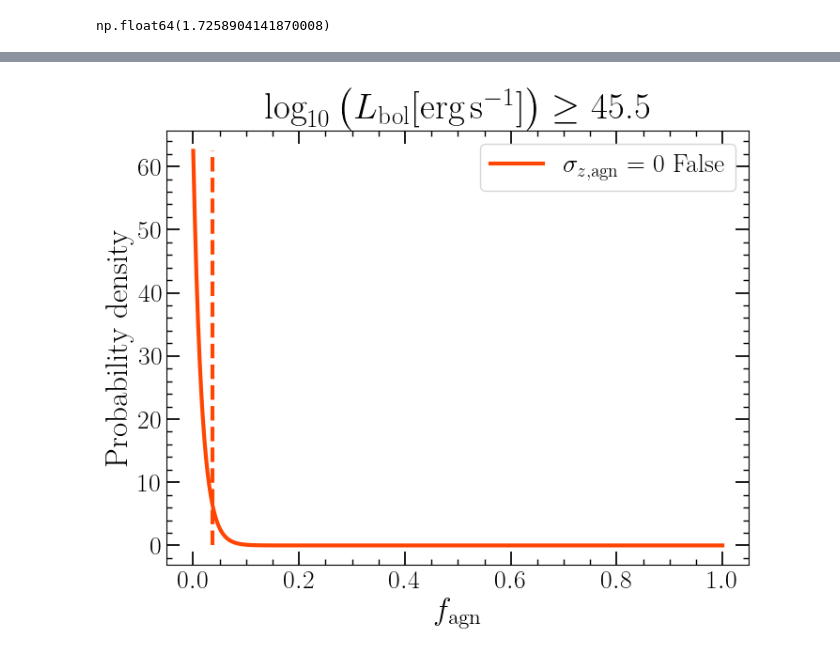
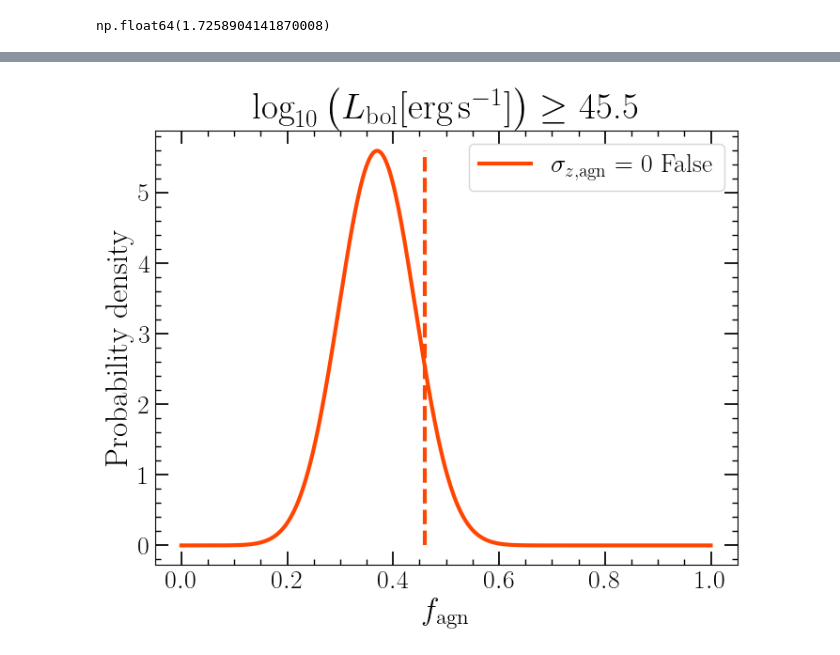
Before and after one commit to LucasPouw/darksirenpop, a Jupyter notebook: p26_posterior_analyzer.ipynb, the cells around one changed output, grey strips where cells are left out. Cells and saved outputs as stored; diff of their text form; code cells hidden in the pictures.

```diff
--- a/p26_posterior_analyzer.ipynb
+++ b/p26_posterior_analyzer.ipynb
@@ -144,5 +126,5 @@ plt.show()
 # %%
-p26_posteriors, posteriors_shape = load_posteriors('/home/lucas/Documents/PhD/darksirenpop/p26_likelihood_posteriors_realdata_False_lumthresh_45.5_perfectz_False_galplanemask_True_addAGN_100_nrealizations_100_batch_100_skymapCL_0.999_agnZerror_0.05.npy')
+p26_posteriors, posteriors_shape = load_posteriors('/home/lucas/Documents/PhD/darksirenpop/p26_likelihood_posteriors_realdata_False_agnZprior_uniform_comoving_volume_lumthresh_45.5_perfectz_False_galplanemask_True_addAGN_10000_nrealizations_200_batch_96_skymapCL_0.999_agnZerror_quaia_gwZmax_4.npy')
 datasets_list = [p26_posteriors]
 # LABELS = [0]
 FAGN_TRUE = 0.5
@@ -271,0 +273,18 @@ GW240109_050431 [28.8  7.5 -6.2]
+# %%
+plt.figure()
+
+for i, key in enumerate(redshift_dict.keys()):
+    if key == 'GW200105_162426':
+        continue
+    plt.scatter(redshift_dict[key][0], (redshift_dict[key][2] + redshift_dict[key][1]) / (2 * redshift_dict[key][0]), alpha=0.7, color='black')
+    plt.errorbar(redshift_dict[key][0],
+                 (redshift_dict[key][2] + redshift_dict[key][1]) / (2 * redshift_dict[key][0]),
+                 xerr=np.array([ [abs(redshift_dict[key][2])], [redshift_dict[key][1]]] ),
+                 color='black',
+                 zorder=-1,
+                 elinewidth=2,
+                 capsize=5,
+                 alpha=0.7)
+plt.loglog()
+plt.vlines(1.5, 0.01, 1)
+plt.show()
@@ -459,38 +497,46 @@ plt.show()
 # %%
-SKYMAP_CL = 0.999
+# f_agn posterior
+
 thresh = '45.5'
+agnZprior = '45.5'
+perfz = False
+realdata = True
+galmask = True
+skycl = 0.999
+gwzmax = 7
+
 log_llh = np.zeros((len(LOG_LLH_X_AX), 1))
 plt.figure(figsize=(8,6))
 for i, perfz in enumerate([False]):  #True,
-    S_agn_cw_dict = np.load(f'/home/lucas/Documents/PhD/s_agn_cw_dict_p26_likelihood_posteriors_realdata_True_lumthresh_{thresh}_perfectz_{perfz}_galplanemask_True_skymapCL_0.999.npy', allow_pickle=True).item()
-    S_alt_cw_dict = np.load(f'/home/lucas/Documents/PhD/s_alt_cw_dict_p26_likelihood_posteriors_realdata_True_lumthresh_{thresh}_perfectz_{perfz}_galplanemask_True_skymapCL_0.999.npy', allow_pickle=True).item()
-    S_alt_dict = np.load(f'/home/lucas/Documents/PhD/s_alt_dict_p26_likelihood_posteriors_realdata_True_lumthresh_{thresh}_perfectz_{perfz}_galplanemask_True_skymapCL_0.999.npy', allow_pickle=True).item()
+    S_agn_incat_dict = np.load(f'/home/lucas/Documents/PhD/s_agn_incat_dict_p26_likelihood_posteriors_realdata_{realdata}_agnZprior_{agnZprior}_lumthresh_{thresh}_perfectz_{perfz}_galplanemask_{galmask}_skymapCL_{skycl}_gwZmax_{gwzmax}.npy', allow_pickle=True).item()
+    S_agn_outofcat_dict = np.load(f'/home/lucas/Documents/PhD/s_agn_outofcat_dict_p26_likelihood_posteriors_realdata_{realdata}_agnZprior_{agnZprior}_lumthresh_{thresh}_perfectz_{perfz}_galplanemask_{galmask}_skymapCL_{skycl}_gwZmax_{gwzmax}.npy', allow_pickle=True).item()
+    S_alt_dict = np.load(f'/home/lucas/Documents/PhD/s_alt_dict_p26_likelihood_posteriors_realdata_{realdata}_agnZprior_{agnZprior}_lumthresh_{thresh}_perfectz_{perfz}_galplanemask_{galmask}_skymapCL_{skycl}_gwZmax_{gwzmax}.npy', allow_pickle=True).item()
 
-    S_agn_cw = np.array([S_agn_cw_dict[key] for key in gw_keys])
-    S_alt_cw = np.array([S_alt_cw_dict[key] for key in gw_keys])
+    S_agn_incat = np.array([S_agn_incat_dict[key] for key in gw_keys])
+    S_agn_outofcat = np.array([S_agn_outofcat_dict[key] for key in gw_keys])
     S_alt = np.array([S_alt_dict[key] for key in gw_keys])
 
-    loglike = np.log(SKYMAP_CL * LOG_LLH_X_AX[None,:] * (S_agn_cw[:,None] - S_alt_cw[:,None]) + S_alt[:,None])
+    loglike = np.log(skycl * LOG_LLH_X_AX[None,:] * (S_agn_incat[:,None] + S_agn_outofcat[:,None] - S_alt[:,None]) + S_alt[:,None])
     log_llh[:,0] = np.sum(loglike, axis=0)  # Sum over all GWs
     posterior = log_llh
 
     posterior -= np.max(posterior)
     pdf = np.exp(posterior)
     norm = simpson(y=pdf, x=LOG_LLH_X_AX, axis=0)  # Simpson should be fine...
     pdf = pdf / norm
 
     plt.plot(LOG_LLH_X_AX, pdf, label=r'$\sigma_{z, \rm agn} = 0$' + f' {perfz}', linewidth=3, color=COLORS[i])
 
     cdf = get_cdfs(posterior)[:,0]
     inverse_cdf = interp1d(cdf, LOG_LLH_X_AX, bounds_error=False, fill_value='extrapolate')
     q090 = inverse_cdf(0.90)
 
     plt.vlines(q090, 0, np.max(pdf), color=COLORS[i], linewidth=3, linestyle='dashed')
 
 plt.legend()
 plt.title(r'$\log_{10} \left( L_{\rm bol} [\mathrm{erg \, s^ {-1}}] \right) \geq$' + f' {thresh}')
 plt.xlabel(r'$f_{\rm agn}$')
 plt.ylabel('Probability density')
 plt.show()
 # %% [output]
-[figure, old version]
+[figure, new version]
```
Also changed, not shown: parts of 8 cells of this notebook, 7 other files.
